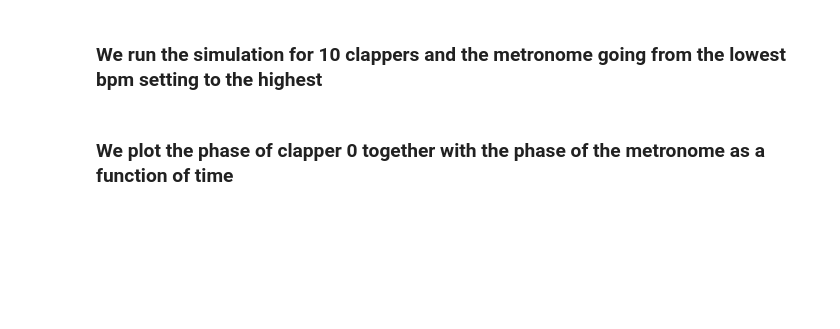
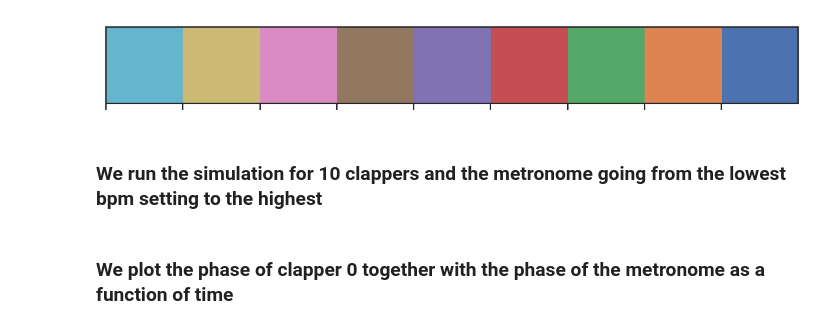
Before and after one commit to nielsdavidsen/Bachelor_2024, a Jupyter notebook: simulation_with_metronome.ipynb, the cells around one changed output. Drawn from its saved outputs; the diff is of its cells as text; code cells hidden in the pictures; blank space fills up the shorter version.

```diff
--- a/simulation_with_metronome.ipynb
+++ b/simulation_with_metronome.ipynb
@@ -8,27 +8,29 @@ from tqdm import tqdm
 # %%
 sns.set()
 sns.set_context("paper", font_scale=1.4)
 sns.set_style("ticks")
 
-colors = sns.color_palette('hls', 10, desat = 0.8)
-#colors = colors[::-1]
+colors = sns.color_palette('deep', 10, desat = 1)
+colors = colors[::-1]
 colors.pop(2)
 
 sns.set_palette(colors)
 
-#sns.palplot(colors)
+sns.palplot(colors)
 plt.rcParams['axes.grid'] = True
 plt.rcParams['axes.grid.axis'] = 'y'
 plt.rcParams['axes.grid.which'] = 'major'
 plt.rcParams['grid.linestyle'] = '--'
 plt.rcParams['grid.linewidth'] = 0.7
 plt.rcParams['figure.figsize'] = (16, 9)
 plt.rcParams['figure.dpi'] = 150
 
 rc = {"font.family" : "serif",
       "mathtext.fontset" : "stix"}
 plt.rcParams.update(rc)
 plt.rcParams["font.serif"] = ["Times New Roman"] + plt.rcParams["font.serif"]
+# %% [output]
+[figure, added]
 # %%
 ### Taken from Scientific Reports paper "Groups clapping in unison undergo..."
 ### https://www.nature.com/articles/s41598-017-18539-9
```
Also changed, not shown: parts of 11 cells of this notebook, 46 other files.
